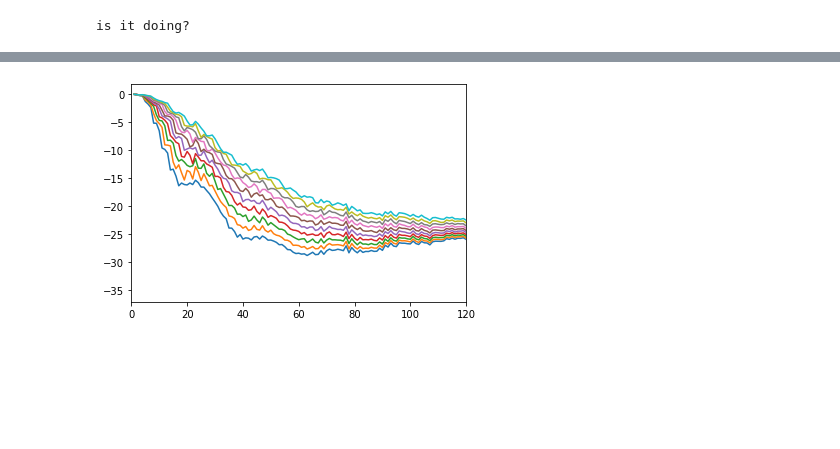
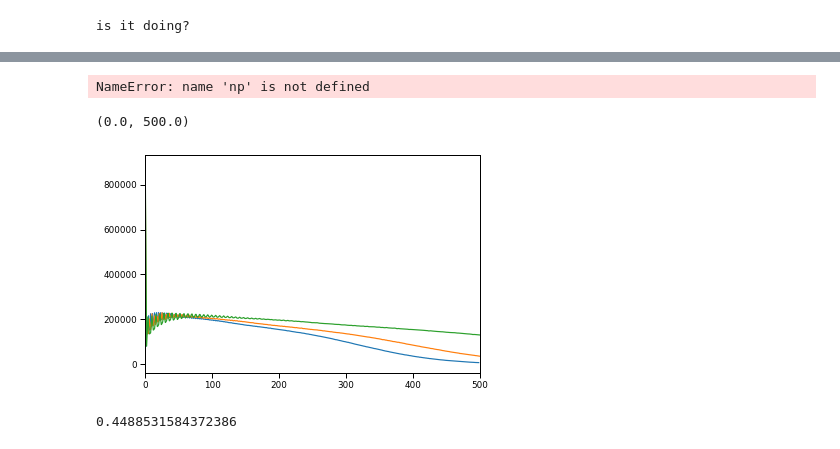
Before and after one commit to georgehorner/SensitivityWork, a Jupyter notebook: LifeTimePaper/Albedo_calc.ipynb, the cells around one changed output, grey strips where cells are left out. Cells and saved outputs as stored; diff of their text form; code cells hidden in the pictures; blank space fills up the shorter version.

```diff
--- a/LifeTimePaper/Albedo_calc.ipynb
+++ b/LifeTimePaper/Albedo_calc.ipynb
@@ -440,18 +476,33 @@ for i in range(100,200):
 
     weightedlw = np.where(np.isnan(weightedlw),LW_AVERAGE_all,weightedlw)
     weightedsw = np.where(np.isnan(weightedsw),SW_AVERAGE_all,weightedsw)
-    if i%10==0:
+
+    if i==100:
+        weightedlw0 = weightedlw
+        weightedsw0 = weightedsw
+        extcounts0 = extcounts
+    if i==125:
+        weightedlw1 = weightedlw
+        weightedsw1 = weightedsw
+        extcounts1 = extcounts
+    if i==199:
+        weightedlw2 = weightedlw
+        weightedsw2 = weightedsw
+        extcounts2 = extcounts
+    if (i==100 or i==125):
         #plt.plot(SW_AVERAGE_l_det * (extcounts_l_d[0:499] / extcounts_l[0:499]))
-        plt.plot(SW_AVERAGE_l_ins * (extcounts_l_i[0:499]/extcounts_l[0:499]))
+        #plt.plot((SW_AVERAGE_l_ins * (extcounts_l_i[0:499]/extcounts_l[0:499])) + SW_AVERAGE_l_det * (extcounts_l_d[0:499] / extcounts_l[0:499]) + (LW_AVERAGE_l_ins * (extcounts_l_i[0:499]/extcounts_l[0:499])) + LW_AVERAGE_l_det * (extcounts_l_d[0:499] / extcounts_l[0:499]))
+        plt.plot(extcounts)
+        plt.xlim(0,20)
 
-    lwsum = np.nansum(weightedlw[:]*(extcounts[0:499]))/np.nansum(extcounts[0:499])
-    swsum = np.nansum(weightedsw[:]*(extcounts[0:499]))/np.nansum(extcounts[0:499])
+    lwsum = np.nansum(weightedlw[:]*(counts[0:499]))/np.nansum(counts[0:499])
+    swsum = np.nansum(weightedsw[:]*(counts[0:499]))/np.nansum(counts[0:499])
 
-    lwsum_o = np.nansum(weightedlw_o[:]*(extcounts_o[0:499]))/np.nansum(extcounts_o[0:499])
-    swsum_o = np.nansum(weightedsw_o[:]*(extcounts_o[0:499]))/np.nansum(extcounts_o[0:499])
+    lwsum_o = np.nansum(weightedlw_o[:]*(counts_o[0:499]))/np.nansum(counts_o[0:499])
+    swsum_o = np.nansum(weightedsw_o[:]*(counts_o[0:499]))/np.nansum(counts_o[0:499])
 
-    lwsum_l = np.nansum(weightedlw_l[:]*(extcounts_l[0:499]))/np.nansum(extcounts_l[0:499])
-    swsum_l = np.nansum(weightedsw_l[:]*(extcounts_l[0:499]))/np.nansum(extcounts_l[0:499])
+    lwsum_l = np.nansum(weightedlw_l[:]*(counts_l[0:499]))/np.nansum(counts_l[0:499])
+    swsum_l = np.nansum(weightedsw_l[:]*(counts_l[0:499]))/np.nansum(counts_l[0:499])
 
 
     totalforcing.append(lwsum+swsum)
@@ -469,7 +520,17 @@ for i in range(100,200):
     totalextcounts_l_d[i - 100] = extcounts_l_d[0:499]
     totalextcounts_o_i[i - 100] = extcounts_o_i[0:499]
     totalextcounts_l_i[i - 100] = extcounts_l_i[0:499]
-plt.xlim(0,120)
-plt.show()
 # %% [output]
-[figure, removed]
+NameError: name 'np' is not defined
+# %%
+plt.plot(extcounts0)
+plt.plot(extcounts1)
+plt.plot(extcounts2)
+plt.xlim(0,500)
+# %% [output]
+(0.0, 500.0)
+[figure, added]
+# %%
+(totalforcing_land[99] - totalforcing_land[0]) / totalforcing_land[0]
+# %% [output]
+0.4488531584372386
```
Also changed, not shown: parts of 12 cells of this notebook, 3 other files.
